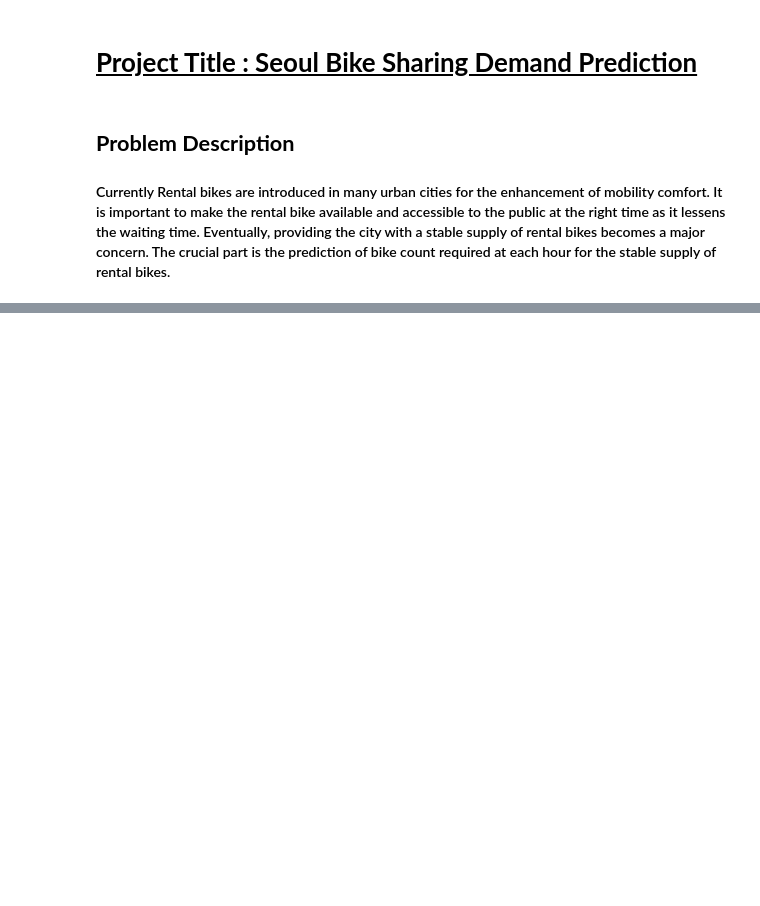
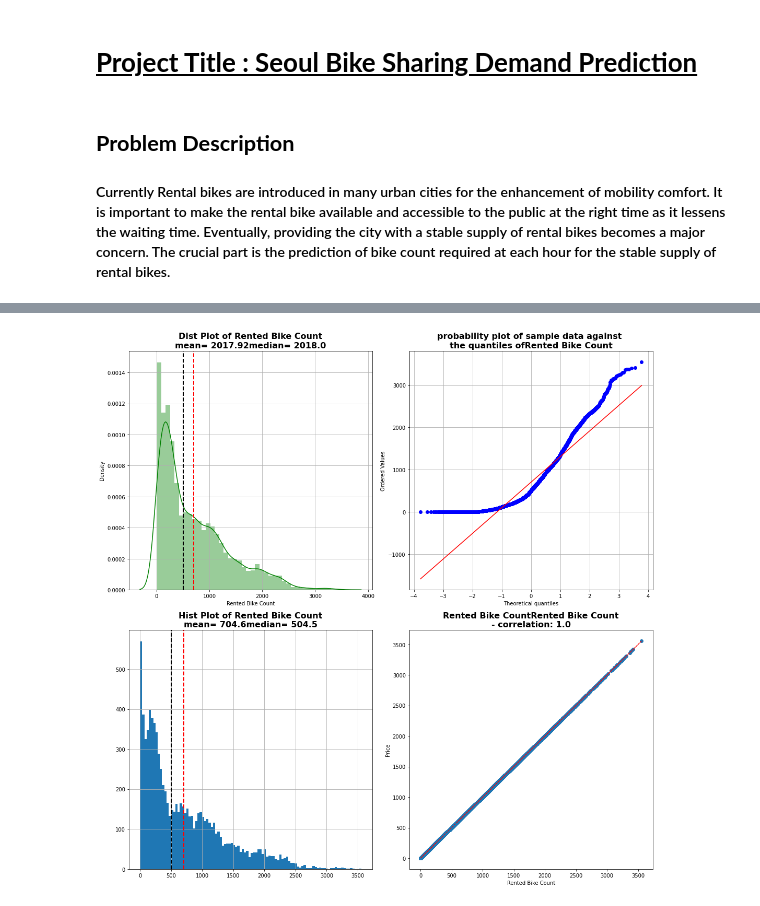
Before and after one commit to sdburde/Bike-Sharing-Demand-Prediction, a Jupyter notebook: Bike_Sharing_Demand_Prediction_Capstone_Project.ipynb, the cells around one changed output, grey strips where cells are left out. Saved outputs shown, nothing was run; the diff lists cells and outputs as text; code cells hidden in the pictures; blank space fills up the shorter version.

```diff
--- a/Bike_Sharing_Demand_Prediction_Capstone_Project.ipynb
+++ b/Bike_Sharing_Demand_Prediction_Capstone_Project.ipynb
@@ -30,0 +211,2 @@
+# %%
+df = data.copy()
@@ -30,0 +222,5 @@
+# %%
+df["day"] = df.Date.apply(lambda x : int(x.split("/")[0]))
+df["month"] = df.Date.apply(lambda x : int(x.split("/")[1]))
+df["year"] = df.Date.apply(lambda x : int(x.split("/")[2]))
+df["weekday"] = df.Date.apply(lambda dateString : calendar.day_name[datetime.strptime(dateString,"%d/%m/%Y").weekday()])
@@ -30,0 +246,2 @@
+# %%
+df.drop("Date", axis=1, inplace=True)
@@ -30,0 +258,4 @@
+# %%
+# find All columns That Are Objects
+Numeric_Features = df.dtypes[df.dtypes != 'object'].index
+Numeric_Features[:]
@@ -30,0 +268,66 @@
+# %%
+for col in Numeric_Features:
+  print('\n')
+  print('='*150,'\n',f'Distribution and Bike Count Comparision Plot for {col}')
+  print('-'*150)
+
+
+  plt.figure(figsize=(15,15))
+  plt.title(f'Distribution and Bike Count Comparision Plot for feature column {col}',
+            fontsize=20, fontweight='bold',color='m')
+
+  #1# /-----------------------------------------------
+  plt.subplot(2, 2, 1)   # Define 2 rows, 2 column, Activate subplot 1.
+  # Dependent Varible ''Rented Bike Count'
+  plt.grid('on')
+  sns.distplot(df[col],color="g")
+  plt.axvline(df[col].mean(), color='r', linestyle='dashed', linewidth=2)
+  plt.axvline(df[col].median(), color='k', linestyle='dashed', linewidth=2)
+  plt.title('Dist Plot of '+col.title()+'\n'+'mean= '+str(round(feature.mean(),2))+'median= '+str(round(feature.median(),2)),
+            fontsize=16, fontweight='bold')
+
+
+  #2# /-----------------------------------------------
+  plt.subplot(2, 2, 2)   # 2 rows, 2 column, Activate subplot 2.
+  # plot some data here
+  plt.grid('on')
+  stats.probplot(df[col], dist='norm', fit=True, plot=plt)
+  plt.title(f"probability plot of sample data against \nthe quantiles of{col}",fontsize=16, fontweight='bold')
+
+
+
+
+  #3# /-----------------------------------------------
+  plt.subplot(2, 2, 3)   # 2 rows, 2 column, Activate subplot 3.
+  # plot some data here
+  feature = df[col]
+  feature.hist(bins=100)
+  plt.axvline(feature.mean(), color='r', linestyle='dashed', linewidth=2)
+  plt.axvline(feature.median(), color='k', linestyle='dashed', linewidth=2)
+  plt.title('Hist Plot of '+col.title()+'\n'+'mean= '+str(round(feature.mean(),2))+'median= '+str(round(feature.median(),2)),
+            fontsize=16, fontweight='bold')
+
+
+
+  #4# /-----------------------------------------------
+  plt.subplot(2, 2, 4)   # 2 rows, 2 column, Activate subplot 3.
+  # plot some data here
+  feature = df[col]
+  label = df['Rented Bike Count']
+
+  # To check Correlation of data with price
+  correlation = feature.corr(label)
+  plt.scatter(x=feature, y=label)
+  plt.xlabel(col)
+  plt.ylabel('Price')
+  plt.title('Rented Bike Count' + col + '\n- correlation: ' + str(correlation), fontsize=16, fontweight='bold')
+
+  # Imply polyfit on feature
+  z = np.polyfit(df[col], df['Rented Bike Count'], 1)
+  y_hat = np.poly1d(z)(df[col])
+  plt.plot(df[col], y_hat, "r--", lw=1)
+
+  # to Prevent subplots overlap
+  plt.tight_layout()
+  plt.show()
+# %% [output]
@@ -30,0 +337 @@
+[figure, added]
```
Also changed, not shown: parts of 51 cells of this notebook.
